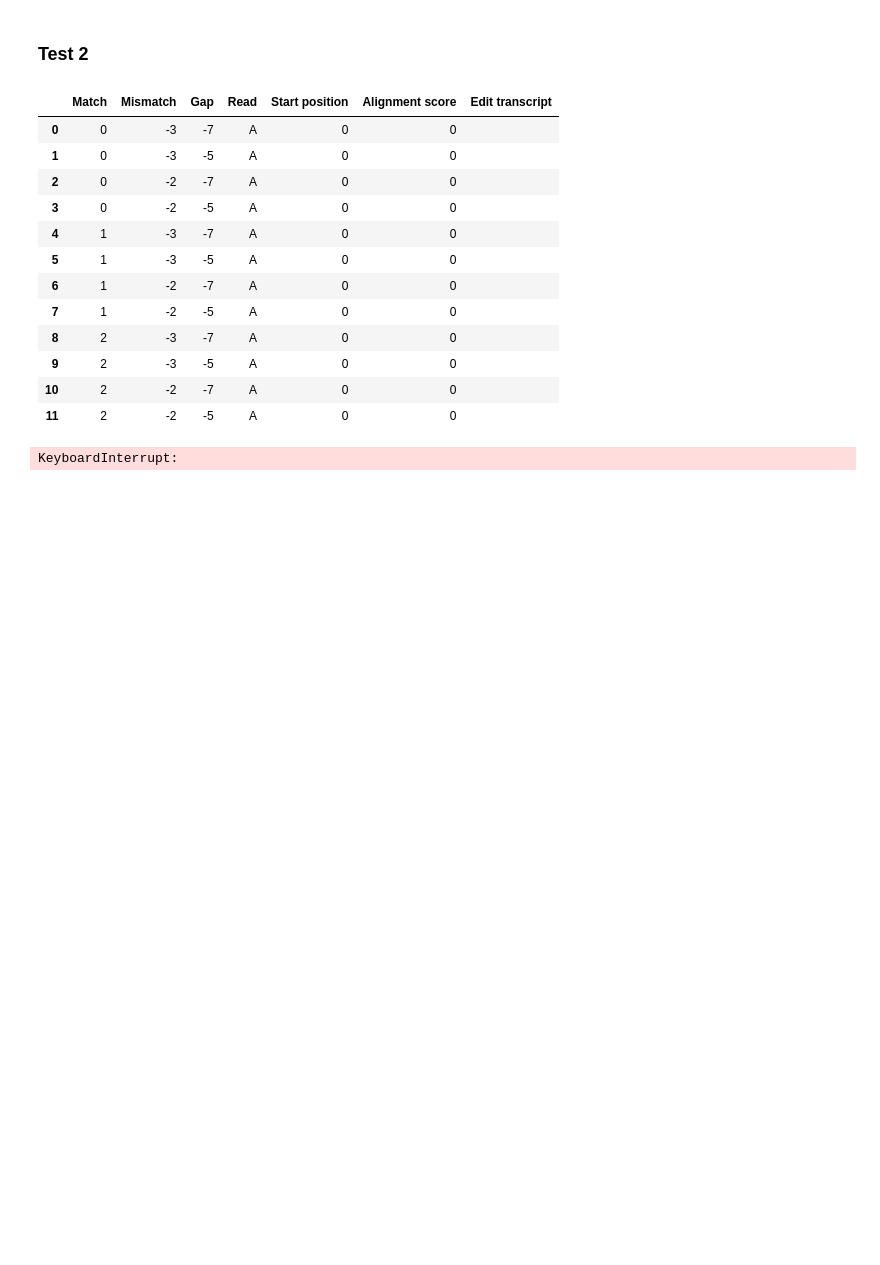
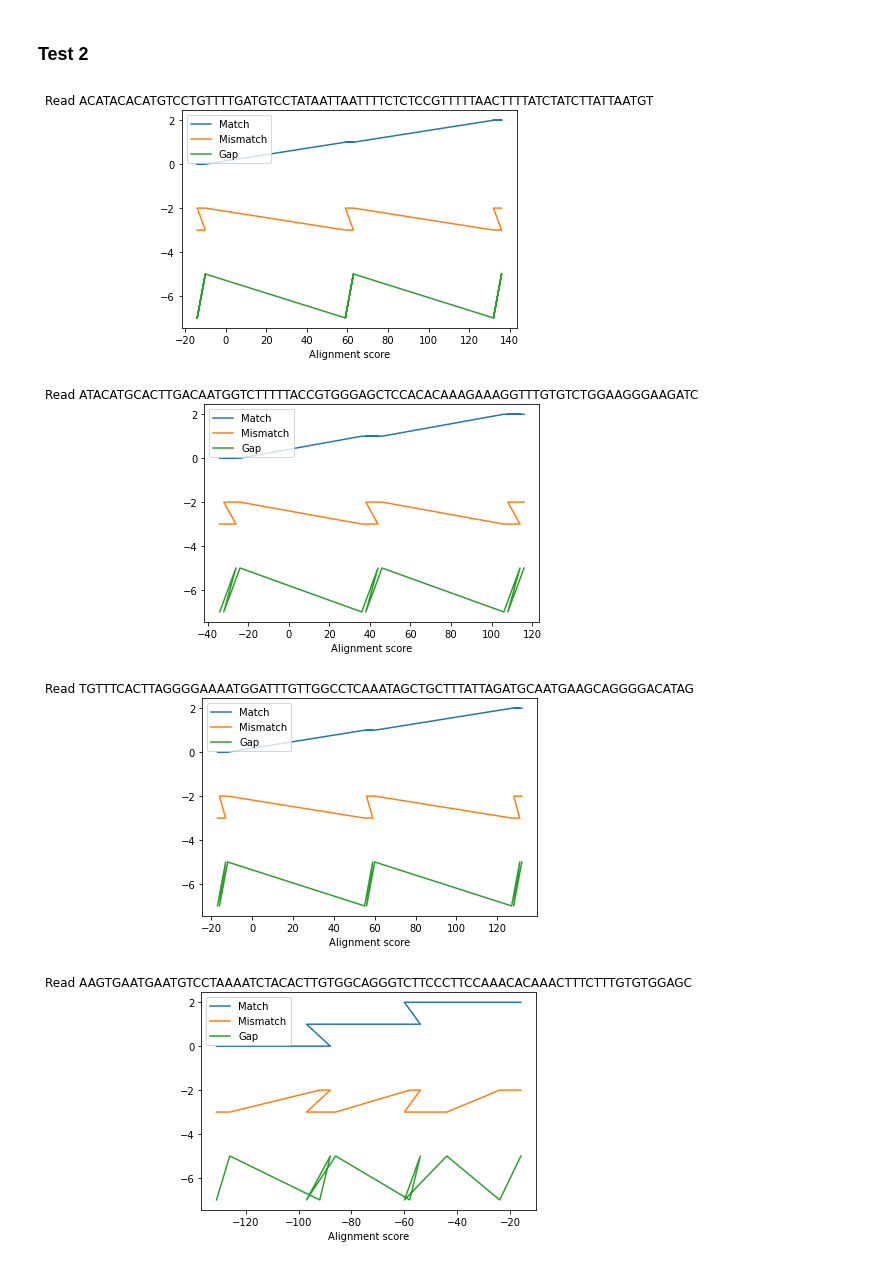
Before and after one commit to Lozovaca/GI2022Project, a Jupyter notebook: Tests.ipynb, the cells around one changed output. Saved outputs shown, nothing was run; the diff lists cells and outputs as text; code cells hidden in the pictures; blank space fills up the shorter version.

Commit message:
Dataframe and plotting

```diff
--- a/Tests.ipynb
+++ b/Tests.ipynb
@@ -200,25 +203,15 @@ Error:
 # %%
 fasta_file = "./example_human_reference.fasta"
 fastq_file = "./example_human_Illumina.pe_1.fastq"
 t = readFASTA(fasta_file)[0]
 reads = readFASTQ(fastq_file)
 t+='$' #necessary for test for bwt algorithm
 c = bwt.c_matrix_insert(t)
 occ = bwt.occ_matrix_insert(t)
 suffix_arr = bwt.suffixArray(t)
-display(creating_dataframe(t, reads, c, occ, suffix_arr))
+creating_dataframe(t, reads, c, occ, suffix_arr,'test_2')
 # %% [output]
-|  | Match | Mismatch | Gap | Read | Start position | Alignment score | Edit transcript |
-| 0 | 0 | -3 | -7 | A | 0 | 0 |  |
-| 1 | 0 | -3 | -5 | A | 0 | 0 |  |
-| 2 | 0 | -2 | -7 | A | 0 | 0 |  |
-| 3 | 0 | -2 | -5 | A | 0 | 0 |  |
-| 4 | 1 | -3 | -7 | A | 0 | 0 |  |
-| 5 | 1 | -3 | -5 | A | 0 | 0 |  |
-| 6 | 1 | -2 | -7 | A | 0 | 0 |  |
-| 7 | 1 | -2 | -5 | A | 0 | 0 |  |
-| 8 | 2 | -3 | -7 | A | 0 | 0 |  |
-| 9 | 2 | -3 | -5 | A | 0 | 0 |  |
-| 10 | 2 | -2 | -7 | A | 0 | 0 |  |
-| 11 | 2 | -2 | -5 | A | 0 | 0 |  |
-KeyboardInterrupt:
+[figure, added]
+[figure, added]
+[figure, added]
+[figure, added]
```
Also changed, not shown: parts of 7 cells of this notebook, 20 other files.
